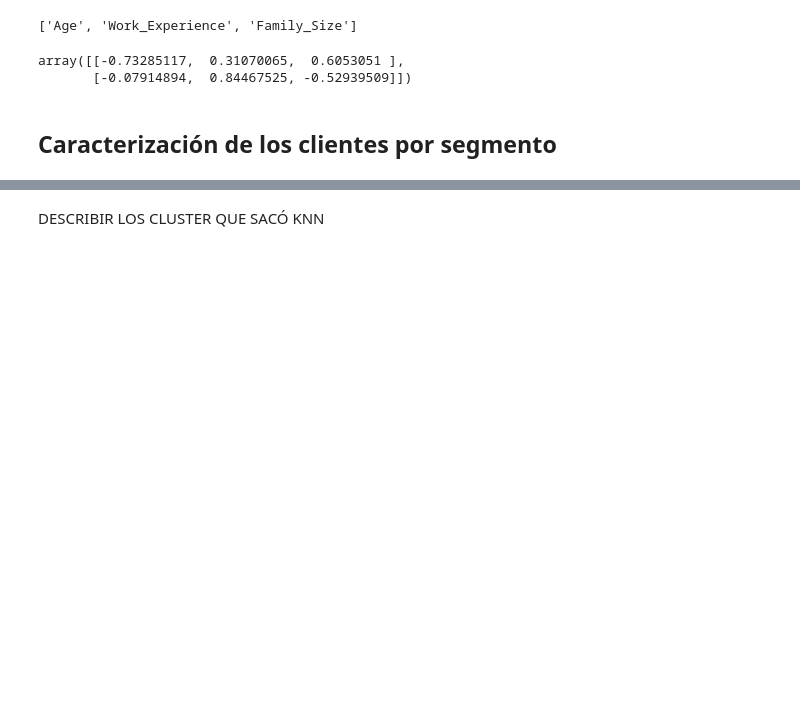
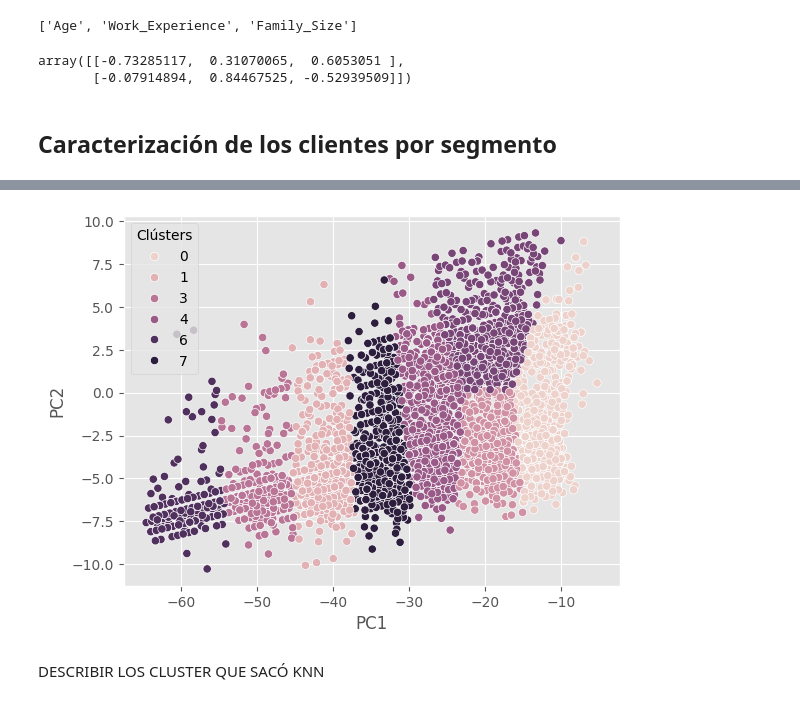
Before and after one commit to maryyuliana/fundamentos_I, a Jupyter notebook: Proyecto.ipynb, the cells around one changed output, grey strips where cells are left out. Cells and saved outputs as stored; diff of their text form; code cells hidden in the pictures; blank space fills up the shorter version.

```diff
--- a/Proyecto.ipynb
+++ b/Proyecto.ipynb
@@ -652,2 +722,14 @@ KNN
+# %%
+Kmeans_final = KMeans(n_clusters = 8)
+Kmeans_final.fit(dataPCAKM)
+clust_lab = Kmeans_final.labels_
+
+dataPCAKM['clust_labels'] = clust_lab
+# %%
+ax = sns.scatterplot(data = dataPCAKM, x = 'PC1', y = 'PC2', hue = 'clust_labels')
+ax.legend(title = 'Clústers')
+plt.show()
+# %% [output]
+[figure, added]
 # %% [markdown]
 DESCRIBIR LOS CLUSTER QUE SACÓ KNN
```
Also changed, not shown: parts of 10 cells of this notebook.
